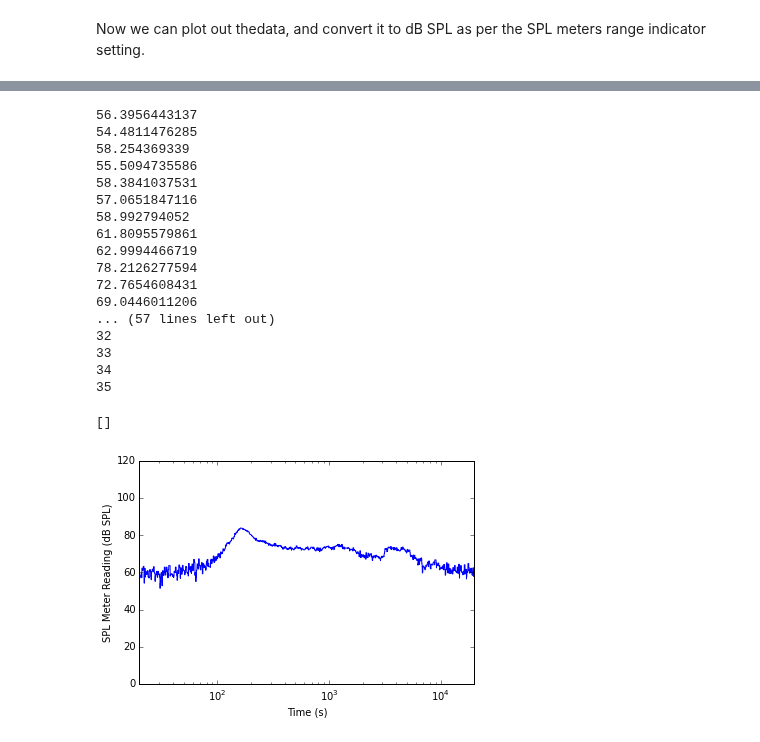
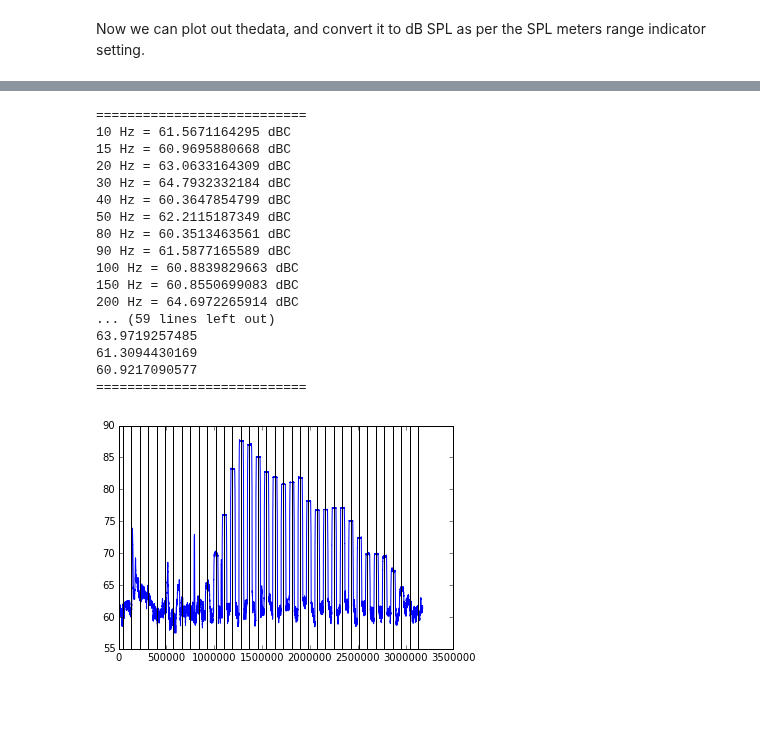
Before and after one commit to BirdMI-UniversityofAuckland/MichaelSandbox, a Jupyter notebook: MicSpeakerPro/SPL_meter_testing.ipynb, the cells around one changed output, grey strips where cells are left out. Drawn from its saved outputs; the diff is of its cells as text; code cells hidden in the pictures; blank space fills up the shorter version.

```diff
--- a/MicSpeakerPro/SPL_meter_testing.ipynb
+++ b/MicSpeakerPro/SPL_meter_testing.ipynb
@@ -209,55 +110,53 @@ plt.plot()
 # %%
+"""
+Now that we have Root mean squared and converted our voltage trace to decibels,
+We can sample at specific points where we know a specific frequency has played,
+The original sound file has each frequency played for 1 second,
+with 0.5 second zero padding @ 44100 kHz sampling. Thus the middle of a sound sample
+is played every 2 seconds, at 1, 3, 5, 7 etc time points in.
+"""
 
 fnarray = [10,15,20,30,40,50,80,90,100,150,200,300,400,500,600,700,800,900,
             1000, 1500 ,2000,3000,4000,5000,6000,7000,8000,9000,
             10000,11000,12000,13000,14000,
             16000,20000,21000]
 
-data = {"Frequency" : fnarray, "Mean" : range(36), "StdDev" : range(36)}
+data = {"Frequency" : fnarray, "Mean" : range(36)}
 
-for i in range(len(fnarray)):
+# Plot the array,
+plt.plot(freq_response)
 
-    samplestart = ((i*2)+1)*44100
-
-    data["Mean"][i] = freq_response[samplestart]
+for i in range(len(fnarray)): # For every Frequency:
+    samplestart = ((i*2)+1)*44100 # Find index of the middle of the period wherethat frequency is expected in the sound.
+    plt.axvline(x=samplestart, linewidth=1, color='k') # Plot a vertical line so we can visually confirm.
+    data["Mean"][i] = freq_response[samplestart] # Assign that value to the data
 
 
-
+# Print the data we have obtained so we can copy/paste into Excel.
+print "==========================="
+for i in range(36):
+    print str(data["Frequency"][i]) + " Hz = " + str(data["Mean"][i]) + " dBC"
+print "==========================="
 for i in range(36):
     print data["Mean"][i]
-
 print "==========================="
-
-for i in range(36):
-    print data["StdDev"][i]
+plt.show()
 # %% [output]
-56.3956443137
-54.4811476285
-58.254369339
-55.5094735586
-58.3841037531
-57.0651847116
-58.992794052
-61.8095579861
-62.9994466719
-78.2126277594
-72.7654608431
-69.0446011206
-... (57 lines left out)
-32
-33
-34
-35
+===========================
+10 Hz = 61.5671164295 dBC
+15 Hz = 60.9695880668 dBC
+20 Hz = 63.0633164309 dBC
+30 Hz = 64.7932332184 dBC
+40 Hz = 60.3647854799 dBC
+50 Hz = 62.2115187349 dBC
+80 Hz = 60.3513463561 dBC
+90 Hz = 61.5877165589 dBC
+100 Hz = 60.8839829663 dBC
+150 Hz = 60.8550699083 dBC
+200 Hz = 64.6972265914 dBC
+... (59 lines left out)
+63.9719257485
+61.3094430169
+60.9217090577
+===========================
+[figure, added]
-# %%
-
-time_log = np.logspace(np.log10(20),np.log10(20000),len(time_series[44100*7:]))
-plt.plot(time_log, freq_responce[44100*7:], lw = 1)
-plt.ylim((0,120))
-plt.xlim((20,20000))
-plt.xscale('log')
-plt.xlabel('Time (s)')
-plt.ylabel('SPL Meter Reading (dB SPL)')
-plt.plot()
-# %% [output]
-[]
-[figure, removed]
```
Also changed, not shown: parts of 14 cells of this notebook.
